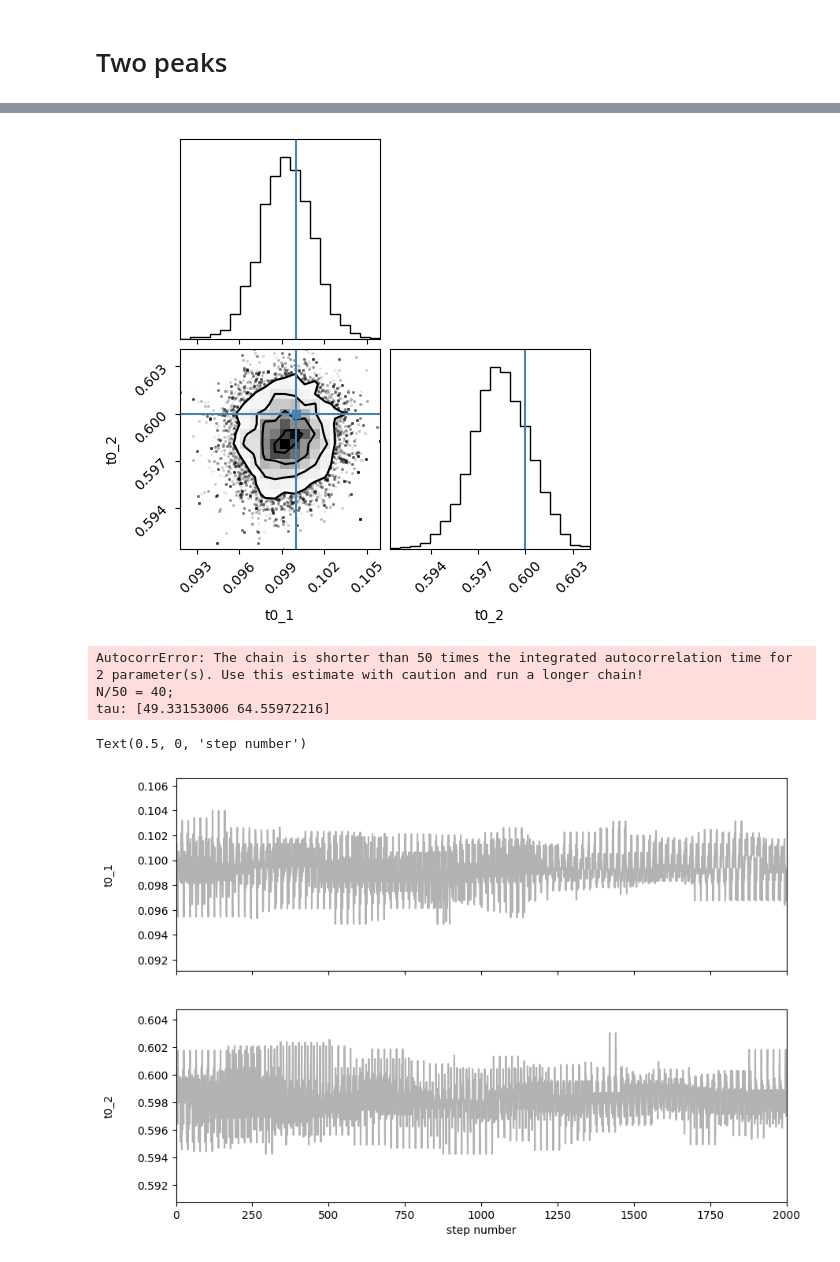
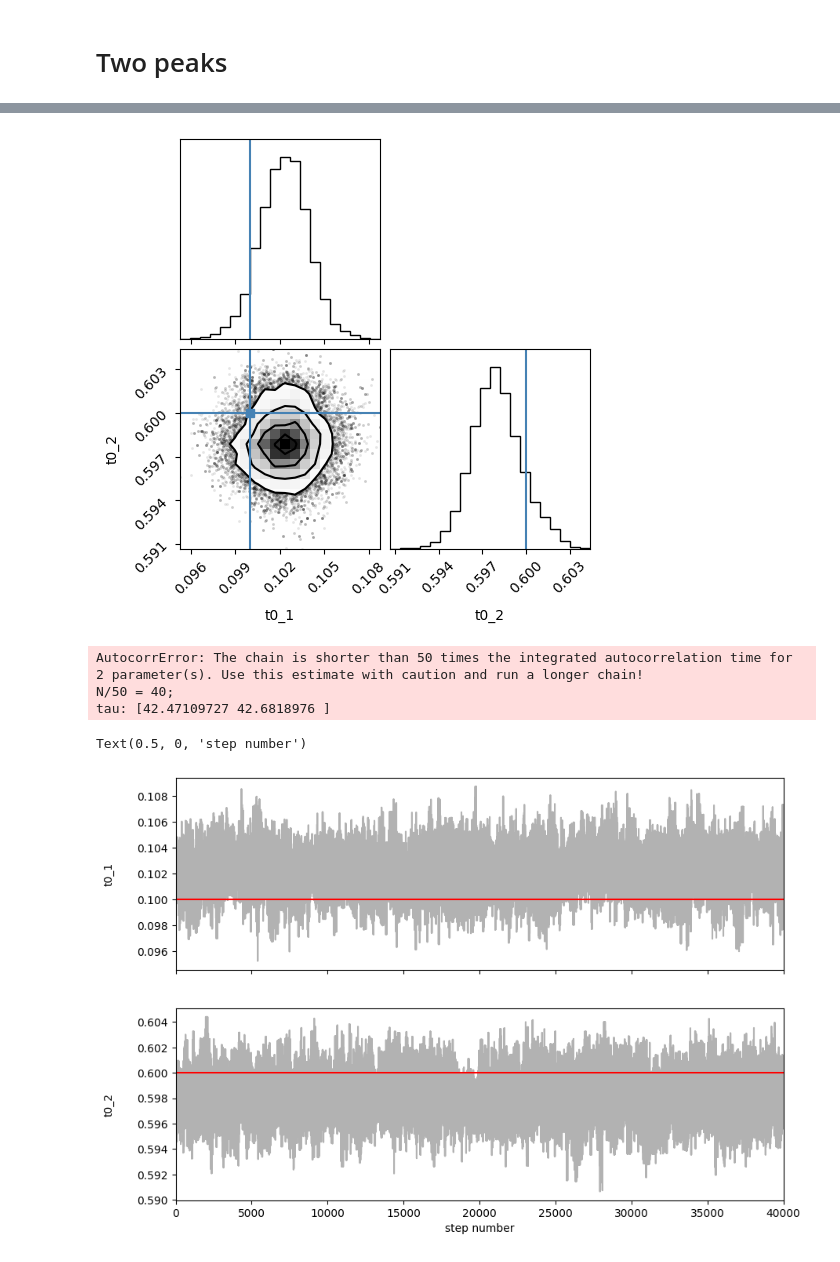
Before and after one commit to Ninavd/FRB-flow, a Jupyter notebook: notebooks/simple_model.ipynb, the cells around one changed output, grey strips where cells are left out. Cells and saved outputs as stored; diff of their text form; code cells hidden in the pictures.

Commit message:
order now enforced in prior and initial positions

```diff
--- a/notebooks/simple_model.ipynb
+++ b/notebooks/simple_model.ipynb
@@ -183,7 +183,7 @@ plt.show()
 # %%
 nwalkers = 20
 ndim = 2
-p0 = np.random.rand(nwalkers, ndim) # initial position of the walkers
+p0 = np.sort(np.random.rand(nwalkers, ndim), axis=1) # initial position of the walkers, SAMPLE FROM THE PRIOR, SO ENSURE t0_1 < t0_2
 
 def log_likelihood(t0, x_counts):
     """
@@ -215,8 +215,11 @@ def log_prob(t0, *args):
         return -np.inf
 
     # peak time of first peak should be smaller than second peak etc. etc.
-    # if len(t0) > 1 and not is_sorted(t0):
+    # if not np.all(np.diff(t0) > 0):
     #     return -np.inf
+
+    if t0[0] > t0[1]:
+        return -np.inf
 
     # otherwise its equal to the likelihood
     return log_likelihood(t0, *args)
@@ -225,7 +228,12 @@ def log_prob(t0, *args):
 sampler = emcee.EnsembleSampler(nwalkers, ndim, log_prob, args=[x_counts])
 # %%
 # burn-in of 100 steps
-state = sampler.run_mcmc(p0, 300)
+burn_steps = 300
+steps = 2000
+
 sampler.reset()
-sampler.run_mcmc(state, 2000)
+state = sampler.run_mcmc(p0, burn_steps)
+
+sampler.reset()
+sampler.run_mcmc(state, steps)
 # %% [output]
@@ -300,27 +305,29 @@ plt.plot(sampler.get_chain(flat=True), 'o')
 # %%
 from corner import corner
 
-fig = corner(sorted_samples, labels=["t0_1", "t0_2"], truths=[0.1, 0.6])
+fig = corner(samples, labels=["t0_1", "t0_2"], truths=[0.1, 0.6])
 # %% [output]
-[figure, old version]
+[figure, new version]
 # %%
 tau = sampler.get_autocorr_time()
 print(tau)
 # %% [output]
 AutocorrError: The chain is shorter than 50 times the integrated autocorrelation time for 2 parameter(s). Use this estimate with caution and run a longer chain!
 N/50 = 40;
-tau: [49.33153006 64.55972216]
+tau: [42.47109727 42.6818976 ]
 # %%
 fig, axes = plt.subplots(2, figsize=(10, 7), sharex=True)
 labels = ["t0_1", "t0_2"]
+
 for i in range(2):
     ax = axes[i]
-    ax.plot(sorted_samples[:, i], "k", alpha=0.3)
+    ax.plot(samples[:, i], "k", alpha=0.3)
     ax.set_xlim(0, len(samples))
     ax.set_ylabel(labels[i])
+    ax.hlines([t0_l[i]], xmin=0, xmax=2*nwalkers*steps, color='red')
     ax.yaxis.set_label_coords(-0.1, 0.5)
 
 axes[-1].set_xlabel("step number")
 # %% [output]
 Text(0.5, 0, 'step number')
-[figure, old version]
+[figure, new version]
```
Also changed, not shown: parts of 7 cells of this notebook.
